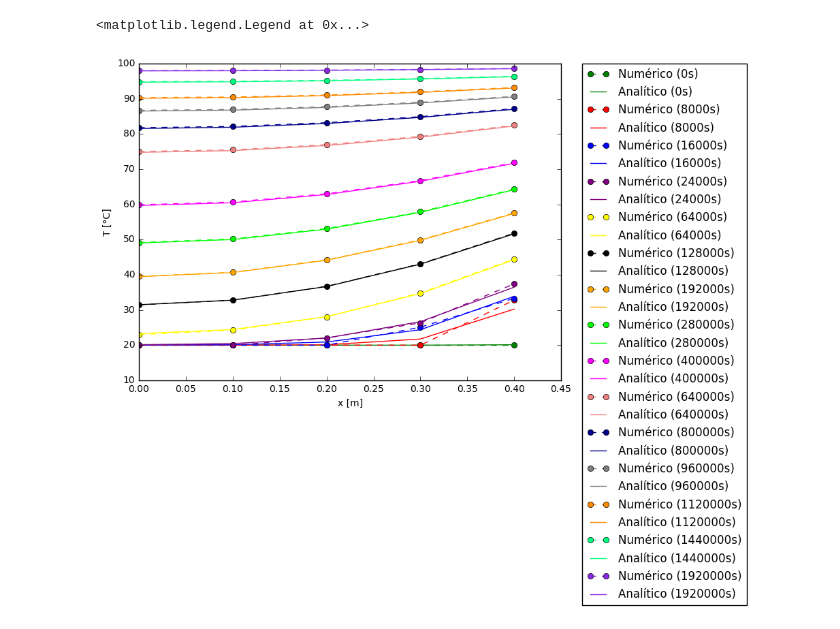
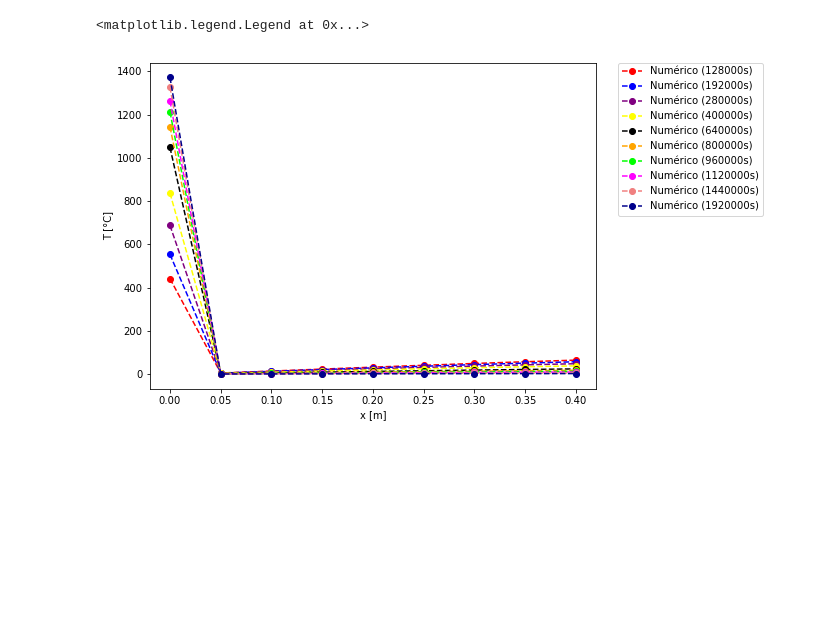
Before and after one commit to gusttavlang/TransComp, a Jupyter notebook: Trabalho 3/Trabalho 3 - Formulação explícita.ipynb, the cells around one changed output. Cells and saved outputs as stored; diff of their text form; code cells hidden in the pictures; blank space fills up the shorter version.

```diff
--- a/Trabalho 3/Trabalho 3 - Formulação explícita.ipynb
+++ b/Trabalho 3/Trabalho 3 - Formulação explícita.ipynb
@@ -83,6 +92,7 @@ deltat = 8000
 #solução numérica
 
 T = np.zeros((time,mesh))
+q = np.zeros((time,mesh))
 M = rho * A * deltax
 x_plot = np.zeros(mesh)
 
@@ -113,3 +123,4 @@ for t in range(1,time):
             b = h*A*T_infinito
 
             T[t,volume] = (aw*T[t-1,volume-1] +(ap-aw-h*A)*T[t-1,volume] + b)/ap
+        q[t,volume] = k*A/deltax*(T[t,volume]-T[t,volume-1])
@@ -141,3 +148,28 @@ for t in range(time):
             soma = soma + Cn*exp(-(ksi_n[n]**2*Fo)) * cos(ksi_n[n]*x_ad)
 
         T_analitico[t,x] = soma*(Ti-T_infinito) +T_infinito
+
+
+
+mesh_analitico = 100
+x_plot_analitico = np.zeros(mesh_analitico)
+deltax_analitico = L/(mesh_analitico-1)
+T_analitico_plot = np.zeros((time,mesh_analitico))
+
+for volume in range(mesh_analitico):
+    if volume>0:
+        x_plot_analitico[volume] = x_plot_analitico[volume-1] +deltax_analitico
+
+
+for t in range(time):
+    for x in range(mesh_analitico):
+        x_ad = x_plot_analitico[x]/L
+        Fo = alpha*deltat*(t)/L**2
+        soma =0
+
+        #somatório
+        for n in range(N):
+            Cn = 4*sin(ksi_n[n])/(2*ksi_n[n] + sin(2*ksi_n[n]))
+            soma = soma + Cn*exp(-(ksi_n[n]**2*Fo)) * cos(ksi_n[n]*x_ad)
+
+        T_analitico_plot[t,x] = soma*(Ti-T_infinito) +T_infinito
@@ -160,26 +176,30 @@ array([[ 20.00065534,  19.99934403,  20.00066218,  19.99930402,
 # %%
 %matplotlib inline
 fig = plt.figure(figsize=(8,6))
 axis = fig.add_subplot(111)
 
 colors = [ 'green','red','blue','purple','yellow', 'black',  'orange', 'lime',
           'magenta','lightcoral','darkblue', 'gray','darkorange','springgreen','blueviolet']
 i=0
-timelist = [0,1,2,3,8,16,24,35,50,80,100,120,140,180,240]
-#timelist = [0,1,2,3,4]
-for t in timelist:
-    axis.plot(x_plot, T[t],label='Numérico ('+str(t*deltat)+'s)',ls='--',marker='o',color = colors[i])
-    #axis.scatter(x_plot, T_interpolacao, color ='blue',label='Interpolação')
-    axis.plot(x_plot,T_analitico[t],color = colors[i],label='Analítico ('+str(t*deltat)+'s)')
+timelist = [16,24,35,50,80,100,120,140,180,240]
+timelist_nova = [64,96,140,200,320,400,480,560,720,960]
+#timelist = [0,1,2,3,4,5,6,7]
+for t in timelist_nova:
+    #axis.plot(x_plot, T[t],label='Numérico ('+str(t*deltat)+'s)',ls='--',marker='o',color = colors[i])
+
+    #axis.scatter(x_plot, T[t],label='Numérico ('+str(t*deltat)+'s)',marker='o',color = colors[i])
+    #axis.plot(x_plot_analitico,T_analitico_plot[t],color = colors[i],label='Analítico ('+str(t*deltat)+'s)')
     i+=1
+    axis.plot(x_plot, q[t],label='Numérico ('+str(t*deltat)+'s)',ls='--',marker='o',color = colors[i])
+
 
 
 axis.set_ylabel('T [°C]')
 axis.set_xlabel('x [m]')
 axis.set_title('')
 axis.legend(bbox_to_anchor=(1.05, 1), loc=2, borderaxespad=0.)
 #axis.set_ylim(70,180)
 #axis.set_xlim(0,90)
 # %% [output]
 <matplotlib.legend.Legend at 0x...>
-[figure, old version]
+[figure, new version]
```
Also changed, not shown: parts of 10 cells of this notebook, 3 other files.
